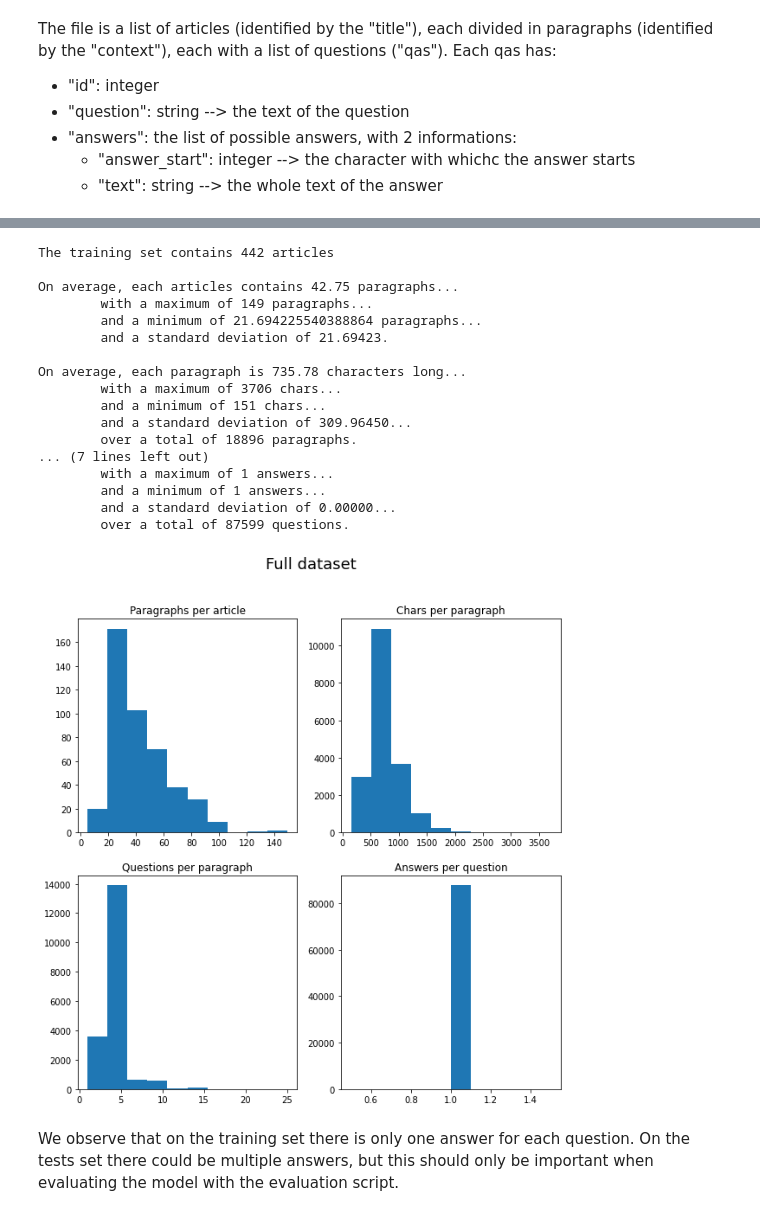
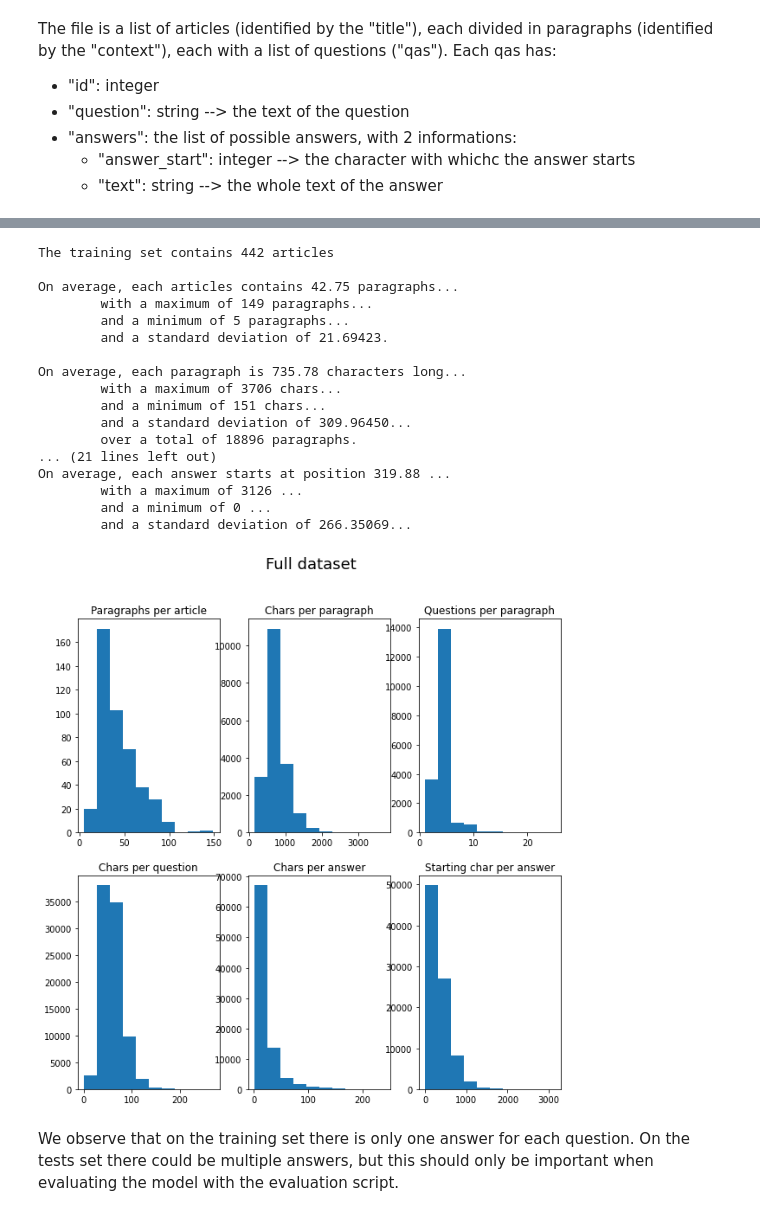
Before and after one commit to MarcelloCeresini/QuestionAnswering, a Jupyter notebook: src/train_models.ipynb, the cells around one changed output, grey strips where cells are left out. Saved outputs shown, nothing was run; the diff lists cells and outputs as text; code cells hidden in the pictures.

Commit message:
improved data analysis and added comments

```diff
--- a/src/train_models.ipynb
+++ b/src/train_models.ipynb
@@ -80,5 +65,7 @@ We load the dataset and explore it.
 # %%
-TRAINING_FILE = os.path.join('data', 'training_set.json')
+CURRENT_PATH = os.getcwd()
+ROOT_PATH = os.path.dirname(CURRENT_PATH)
+TRAINING_FILE = os.path.join(ROOT_PATH, 'data', 'training_set.json')
 
 with open(TRAINING_FILE, 'r') as f:
     questions = json.load(f)
@@ -117,7 +136,7 @@ def print_stats(dataset:Dict, title:str):
         get_stats(paragraphs_len)
     print("On average, each articles contains {:.2f} paragraphs...".format(avg_paragraphs_len))
     print("\twith a maximum of {} paragraphs...".format(max_paragraphs_len))
-    print("\tand a minimum of {:.5f} paragraphs...".format(min_paragraphs_len))
+    print("\tand a minimum of {} paragraphs...".format(min_paragraphs_len))
     print("\tand a standard deviation of {:.5f}.\n".format(std_paragraphs_len))
 
     # Then we find the length of the text of the paragraphs
@@ -136,6 +155,7 @@ def print_stats(dataset:Dict, title:str):
     # Same thing as before: how many questions for each context
     questions_len = [ len(paragraph['qas']) for article in dataset['data']
                                             for paragraph in article['paragraphs'] ]
+    # And print some stats
     avg_questions_len, max_questions_len, min_questions_len, std_questions_len = \
         get_stats(questions_len)
     print("On average, each paragraph contains {:.2f} questions...".format(avg_questions_len))
@@ -143,44 +163,86 @@ def print_stats(dataset:Dict, title:str):
     print("\tand a minimum of {} questions...".format(min_questions_len))
     print("\tand a standard deviation of {:.5f}.\n".format(std_questions_len))
 
+    # Same thing as before: how many questions for each context
+    questions_text_len = [ len(question['question']) for article in dataset['data']
+                                            for paragraph in article['paragraphs']
+                                            for question in paragraph["qas"] ]
+    # And print some stats
+    avg_questions_text_len, max_questions_text_len, min_questions_text_len, std_questions_text_len = \
+        get_stats(questions_text_len)
+    print("On average, each question is {:.2f} characters long...".format(avg_questions_text_len))
+    print("\twith a maximum of {} chars...".format(max_questions_text_len))
+    print("\tand a minimum of {} chars...".format(min_questions_text_len))
+    print("\tand a standard deviation of {:.5f}.\n".format(std_questions_text_len))
+
+    # How many answers for each question
     answers_len = [ len(question['answers']) for article in dataset['data']
                                             for paragraph in article['paragraphs']
                                             for question in paragraph['qas'] ]
+    # Print some stats
     avg_answers_len, max_answers_len, min_answers_len, std_answers_len = \
         get_stats(answers_len)
     print("On average, each question has {:.2f} answers...".format(avg_answers_len))
     print("\twith a maximum of {} answers...".format(max_answers_len))
     print("\tand a minimum of {} answers...".format(min_answers_len))
     print("\tand a standard deviation of {:.5f}...".format(std_answers_len))
+    # Also adding the total number of questions
     print("\tover a total of {} questions.\n".format(len(answers_len)))
 
-    fig, ((ax1, ax2), (ax3, ax4)) = plt.subplots(nrows=2, ncols=2, figsize=(10,10))
+    # How many chars for THE answer to each question (since there is ONLY one answer for each question, always)
+    answers_text_len = [ len(question['answers'][0]['text']) for article in dataset['data']
+                                            for paragraph in article['paragraphs']
+                                            for question in paragraph['qas'] ]
+    # Print some stats
+    avg_answers_text_len, max_answers_text_len, min_answers_text_len, std_answers_text_len = \
+        get_stats(answers_text_len)
+    print("On average, each answer has {:.2f} chars...".format(avg_answers_text_len))
+    print("\twith a maximum of {} chars...".format(max_answers_text_len))
+    print("\tand a minimum of {} chars...".format(min_answers_text_len))
+    print("\tand a standard deviation of {:.5f}...".format(std_answers_text_len))
+
+    answers_start = [ question['answers'][0]['answer_start'] for article in dataset['data']
+                                            for paragraph in article['paragraphs']
+                                            for question in paragraph['qas'] ]
+    # Print some stats
+    avg_answers_start, max_answers_start, min_answers_start, std_answers_start = \
+        get_stats(answers_start)
+    print("On average, each answer starts at position {:.2f} ...".format(avg_answers_start))
+    print("\twith a maximum of {} ...".format(max_answers_start))
+    print("\tand a minimum of {} ...".format(min_answers_start))
+    print("\tand a standard deviation of {:.5f}...".format(std_answers_start))
+
+    fig, ((ax1, ax2, ax3), (ax4, ax5, ax6)) = plt.subplots(nrows=2, ncols=3, figsize=(10,10))
     fig.suptitle(title, fontsize=18)
     plot_stats(paragraphs_len, ax1, 'Paragraphs per article')
     plot_stats(contexts_len, ax2, 'Chars per paragraph')
     plot_stats(questions_len, ax3, 'Questions per paragraph')
-    plot_stats(answers_len, ax4, 'Answers per question')
+    plot_stats(np.sort(questions_text_len)[:-1], ax4, 'Chars per question') # there is one CLEAR outlier with 25k chars, while the mean is 60 and std is 90. We remove it from the plot
+    # TODO: maybe look into the outlier
+    # plot_stats(answers_len, ax5, 'Answers per question') # Removed because it's just 1 always
+    plot_stats(answers_text_len, ax5, 'Chars per answer')
+    plot_stats(answers_start, ax6, 'Starting char per answer')
 
 print_stats(questions, 'Full dataset')
 # %% [output]
 The training set contains 442 articles
 
 On average, each articles contains 42.75 paragraphs...
         with a maximum of 149 paragraphs...
-        and a minimum of 21.694225540388864 paragraphs...
+        and a minimum of 5 paragraphs...
         and a standard deviation of 21.69423.
 
 On average, each paragraph is 735.78 characters long...
         with a maximum of 3706 chars...
         and a minimum of 151 chars...
         and a standard deviation of 309.96450...
         over a total of 18896 paragraphs.
-... (7 lines left out)
-        with a maximum of 1 answers...
-        and a minimum of 1 answers...
-        and a standard deviation of 0.00000...
-        over a total of 87599 questions.
+... (21 lines left out)
+On average, each answer starts at position 319.88 ...
+        with a maximum of 3126 ...
+        and a minimum of 0 ...
+        and a standard deviation of 266.35069...
-[figure, old version]
+[figure, new version]
 # %% [markdown]
 We observe that on the training set there is only one answer for each question. On the tests set there could be multiple answers, but this should only be important when evaluating the model with the evaluation script.
 # %% [markdown]
```
Also changed, not shown: parts of 8 cells of this notebook, 1 other file.
